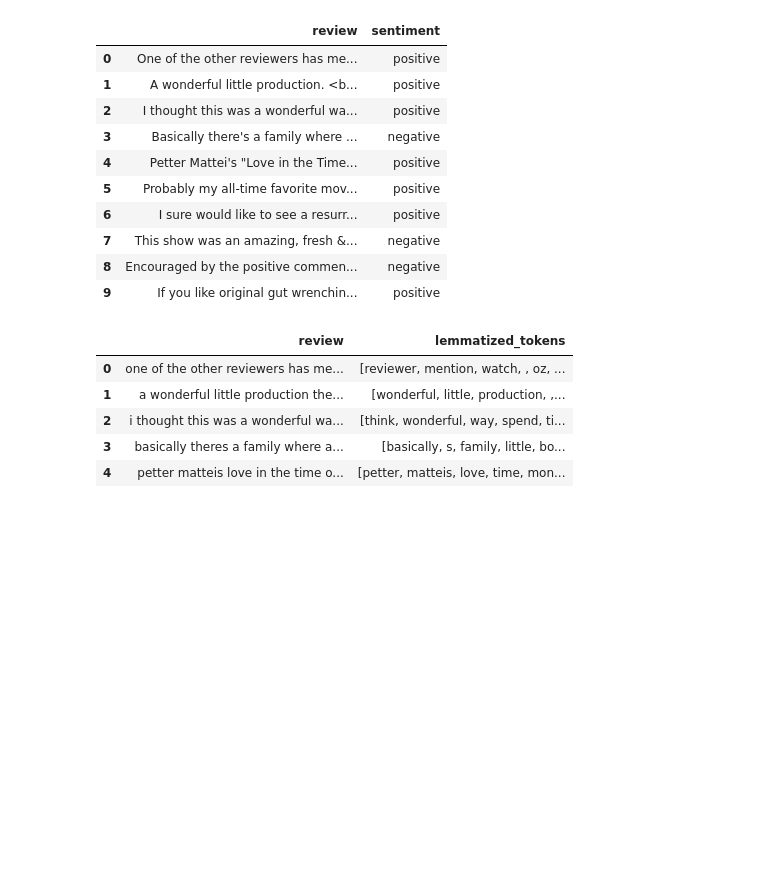
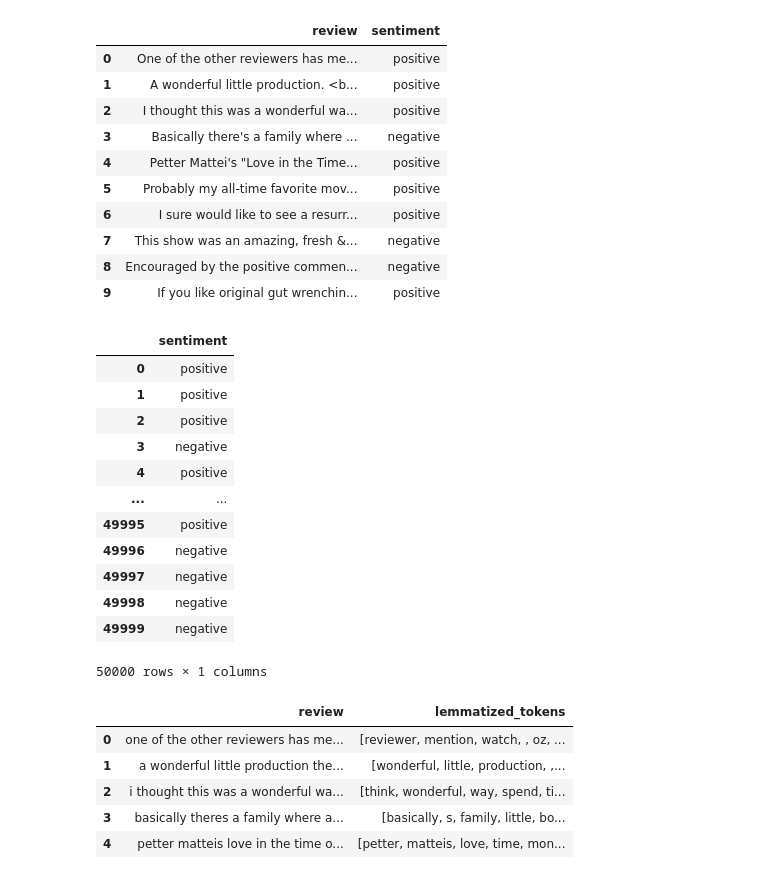
Before and after one commit to parsamhb82/IMDb_Sentiment_Analysis_Project, a Jupyter notebook: imdb_sentiment_analysis.ipynb, the cells around one changed output. Saved outputs shown, nothing was run; the diff lists cells and outputs as text; code cells hidden in the pictures; blank space fills up the shorter version.

```diff
--- a/imdb_sentiment_analysis.ipynb
+++ b/imdb_sentiment_analysis.ipynb
@@ -25,8 +26,23 @@ import en_core_web_sm
 
 nlp = spacy.load('en_core_web_sm')
 # %%
-sentiments = df["sentiment"]
+sentiments = df.drop("review", axis=1)
 reviews = df.drop("sentiment", axis=1)
+sentiments
+# %% [output]
+|  | sentiment |
+| 0 | positive |
+| 1 | positive |
+| 2 | positive |
+| 3 | negative |
+| 4 | positive |
+| ... | ... |
+| 49995 | positive |
+| 49996 | negative |
+| 49997 | negative |
+| 49998 | negative |
+| 49999 | negative |
+50000 rows × 1 columns
 # %%
 import re
 
```
Also changed, not shown: parts of 33 cells of this notebook.
